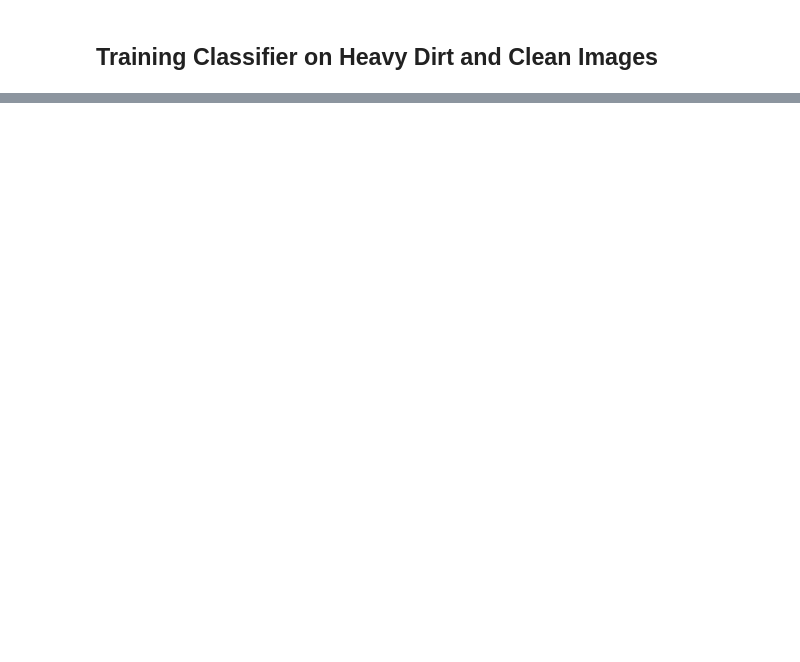
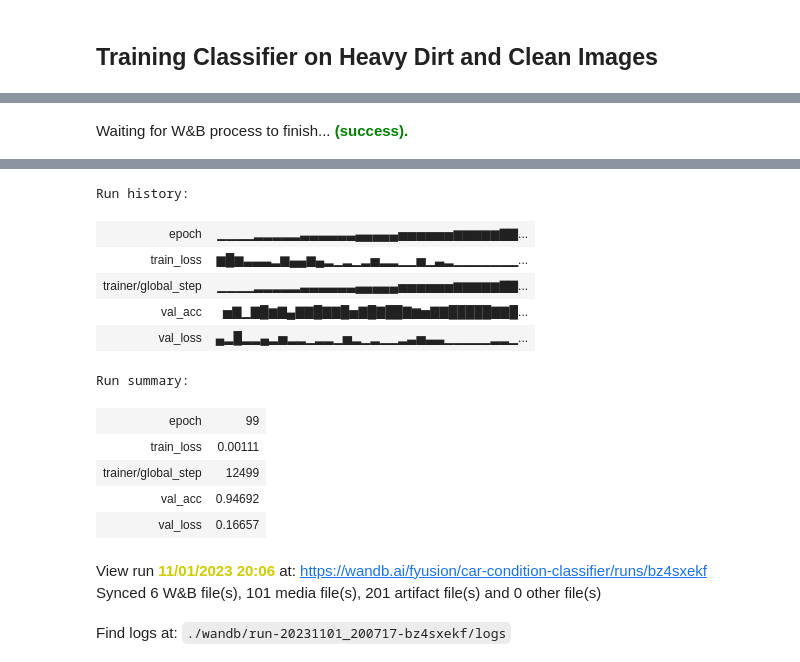
Before and after one commit to dhoward-fy/Car_Clean_Classifier, a Jupyter notebook: 02_classifier_heavy_rotated.ipynb, the cells around one changed output, grey strips where cells are left out. Cells and saved outputs as stored; diff of their text form; code cells hidden in the pictures; blank space fills up the shorter version.

```diff
--- a/02_classifier_heavy_rotated.ipynb
+++ b/02_classifier_heavy_rotated.ipynb
@@ -103,0 +132,4 @@ trainer.fit(training_wheels, ckpt_path=hparams['resume_from_checkpoint'])
+# %%
+wandb.finish()
+# %% [output]
+Waiting for W&B process to finish... (success).
@@ -103,0 +137,15 @@ trainer.fit(training_wheels, ckpt_path=hparams['resume_from_checkpoint'])
+Run history:
+| epoch | ▁▁▁▁▂▂▂▂▂▃▃▃▃▃▃▄▄▄▄▄▅▅▅▅▅▅▆▆▆▆▆▇▇... |
+| train_loss | ▆█▆▃▃▃▂▆▄▄▆▄▂▁▂▁▂▅▂▂▁▁▅▁▃▂▁▁▁▁▁▁▁... |
+| trainer/global_step | ▁▁▁▁▂▂▂▂▂▃▃▃▃▃▃▄▄▄▄▄▅▅▅▅▅▅▆▆▆▆▆▇▇... |
+| val_acc | ▅▇▁▇█▆▇▄▇▇█▇▇█▅▇█▇██▇▆▅▇▇█████▇▇█... |
+| val_loss | ▄▂█▂▂▄▂▅▂▂▁▂▂▁▅▂▁▂▁▁▂▃▅▃▃▁▁▁▁▁▂▂▁... |
+Run summary:
+| epoch | 99 |
+| train_loss | 0.00111 |
+| trainer/global_step | 12499 |
+| val_acc | 0.94692 |
+| val_loss | 0.16657 |
+View run 11/01/2023 20:06 at: https://wandb.ai/fyusion/car-condition-classifier/runs/bz4sxekf
+Synced 6 W&B file(s), 101 media file(s), 201 artifact file(s) and 0 other file(s)
+Find logs at: ./wandb/run-20231101_200717-bz4sxekf/logs
```
Also changed, not shown: parts of 4 cells of this notebook, 1 other file.
